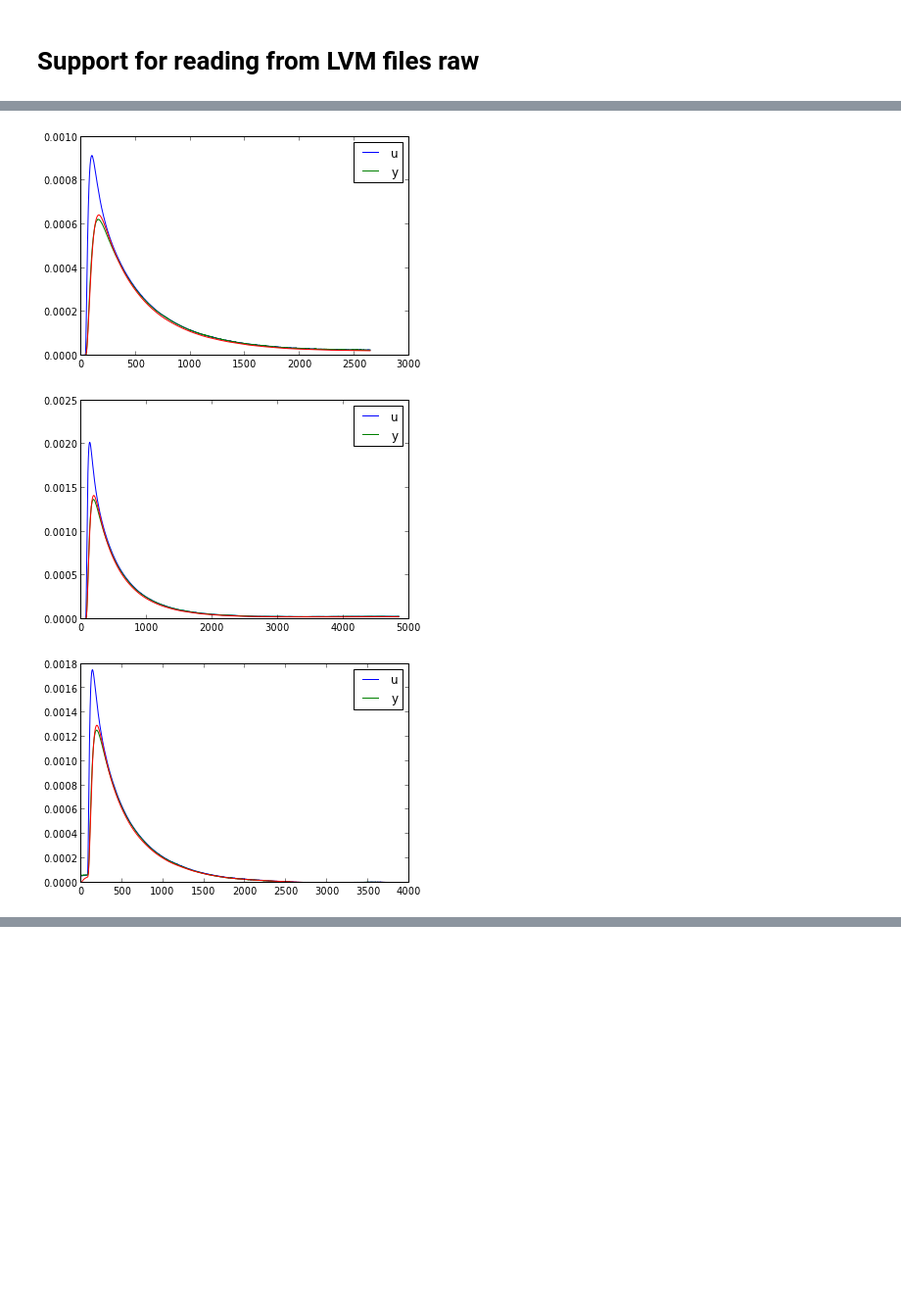
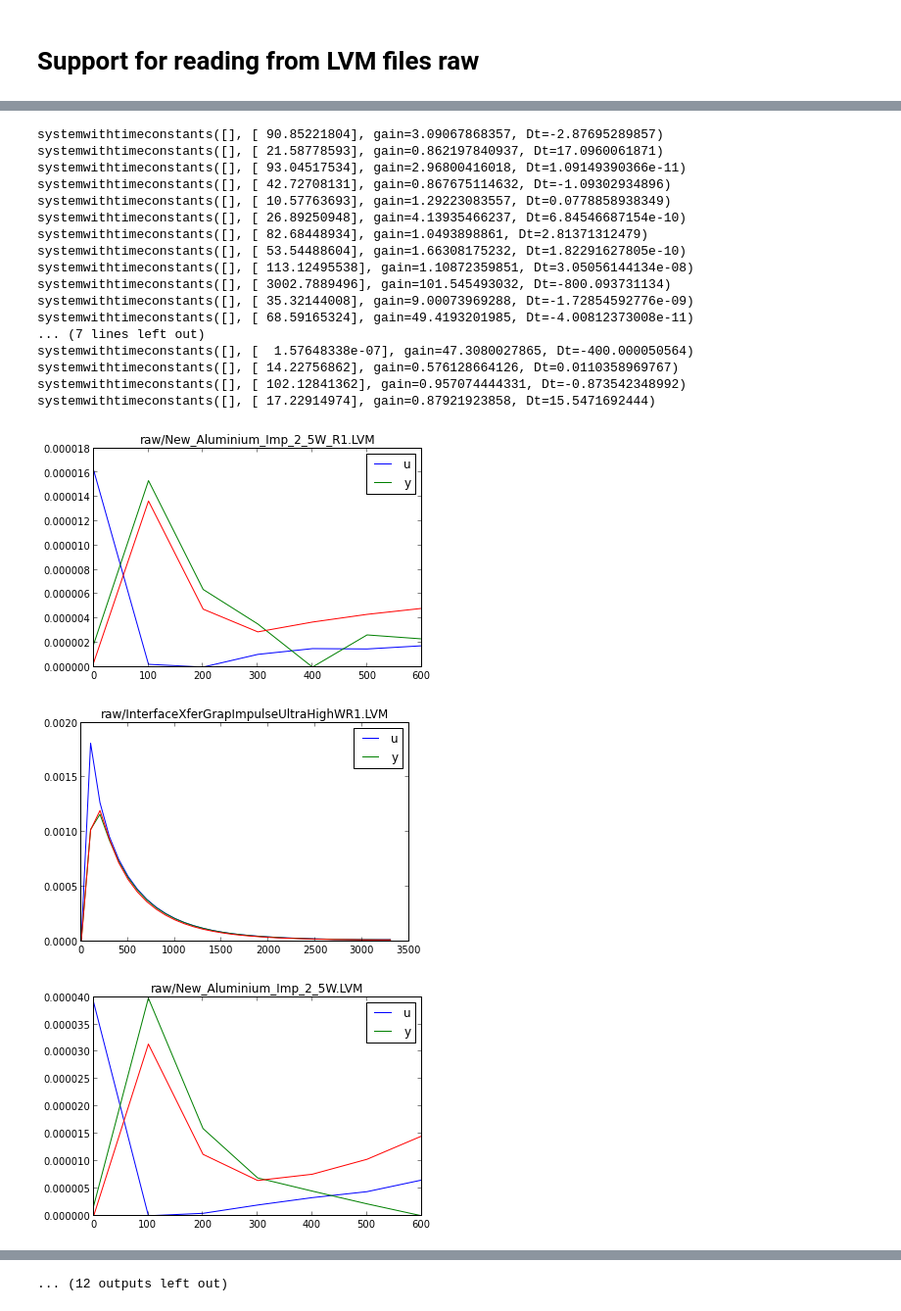
Before and after one commit to alchemyst/identification, a Jupyter notebook: Identification demo.ipynb, the cells around one changed output, grey strips where cells are left out. Shown: that part at 98% size. Saved outputs shown, nothing was run; the diff lists cells and outputs as text; code cells hidden in the pictures; blank space fills up the shorter version.

```diff
--- a/Identification demo.ipynb
+++ b/Identification demo.ipynb
@@ -12,0 +15,5 @@ data.plotresponse()
+# %%
+import lvm
+l = lvm.lvm('raw/ThinPPPad_Aluminium_Imp_PRBS_100Hz.LVM')
+print l
+l.data
@@ -12,0 +31,3 @@ data.plotresponse()
+# %%
+data = fit.responsedata(l.data.X_Value, l.data.Voltage_0,
+                        l.data.Voltage, name=l.filename, stride=100)
@@ -82,7 +109,7 @@ fitters = []
 G = fit.systemwithtimeconstants([], [36])
 for f in rawfiles:
     indata = lvm.lvm(f)
-    data = fit.responsedata(indata.data.X_Value, indata.data.Voltage_0, indata.data.Voltage, name=indata)
+    data = fit.responsedata(indata.data.X_Value, indata.data.Voltage_0, indata.data.Voltage, name=f, stride=100)
     data.u -= data.u.min()
     data.y -= data.y.min()
     fitter = fit.fitter(data, G)
@@ -131,9 +178,28 @@ results
 # %%
 for f in fitters:
     figure()
     f.data.plotresponse()
     plot(*f.G.response(f.data))
+    title(f.data.name)
+    print f.G
 # %% [output]
+systemwithtimeconstants([], [ 90.85221804], gain=3.09067868357, Dt=-2.87695289857)
+systemwithtimeconstants([], [ 21.58778593], gain=0.862197840937, Dt=17.0960061871)
+systemwithtimeconstants([], [ 93.04517534], gain=2.96800416018, Dt=1.09149390366e-11)
+systemwithtimeconstants([], [ 42.72708131], gain=0.867675114632, Dt=-1.09302934896)
+systemwithtimeconstants([], [ 10.57763693], gain=1.29223083557, Dt=0.0778858938349)
+systemwithtimeconstants([], [ 26.89250948], gain=4.13935466237, Dt=6.84546687154e-10)
+systemwithtimeconstants([], [ 82.68448934], gain=1.0493898861, Dt=2.81371312479)
+systemwithtimeconstants([], [ 53.54488604], gain=1.66308175232, Dt=1.82291627805e-10)
+systemwithtimeconstants([], [ 113.12495538], gain=1.10872359851, Dt=3.05056144134e-08)
+systemwithtimeconstants([], [ 3002.7889496], gain=101.545493032, Dt=-800.093731134)
+systemwithtimeconstants([], [ 35.32144008], gain=9.00073969288, Dt=-1.72854592776e-09)
+systemwithtimeconstants([], [ 68.59165324], gain=49.4193201985, Dt=-4.00812373008e-11)
+... (7 lines left out)
+systemwithtimeconstants([], [  1.57648338e-07], gain=47.3080027865, Dt=-400.000050564)
+systemwithtimeconstants([], [ 14.22756862], gain=0.576128664126, Dt=0.0110358969767)
+systemwithtimeconstants([], [ 102.12841362], gain=0.957074444331, Dt=-0.873542348992)
+systemwithtimeconstants([], [ 17.22914974], gain=0.87921923858, Dt=15.5471692444)
-[figure, old version]
+[figure, new version]
-[figure, old version]
+[figure, new version]
-[figure, old version]
+[figure, new version]
@@ -141,0 +214 @@ for f in fitters:
+... (12 outputs left out)
```
Also changed, not shown: parts of 16 cells of this notebook.
